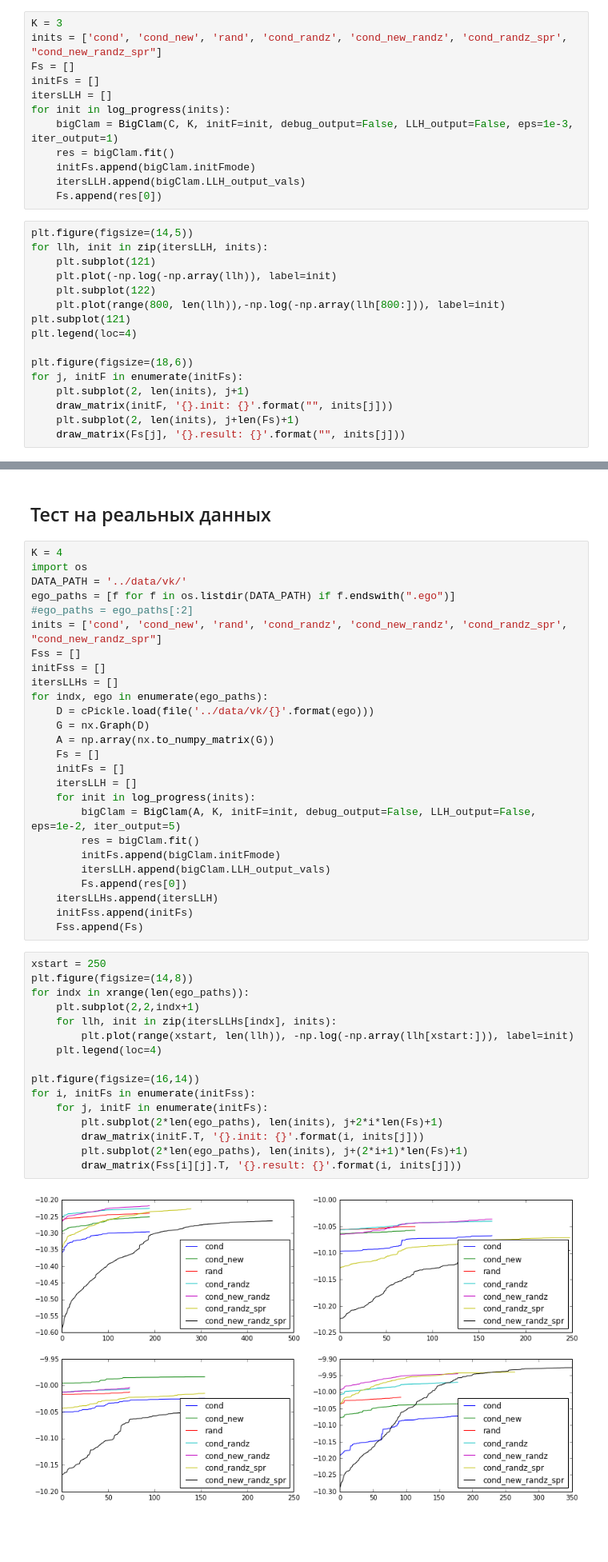
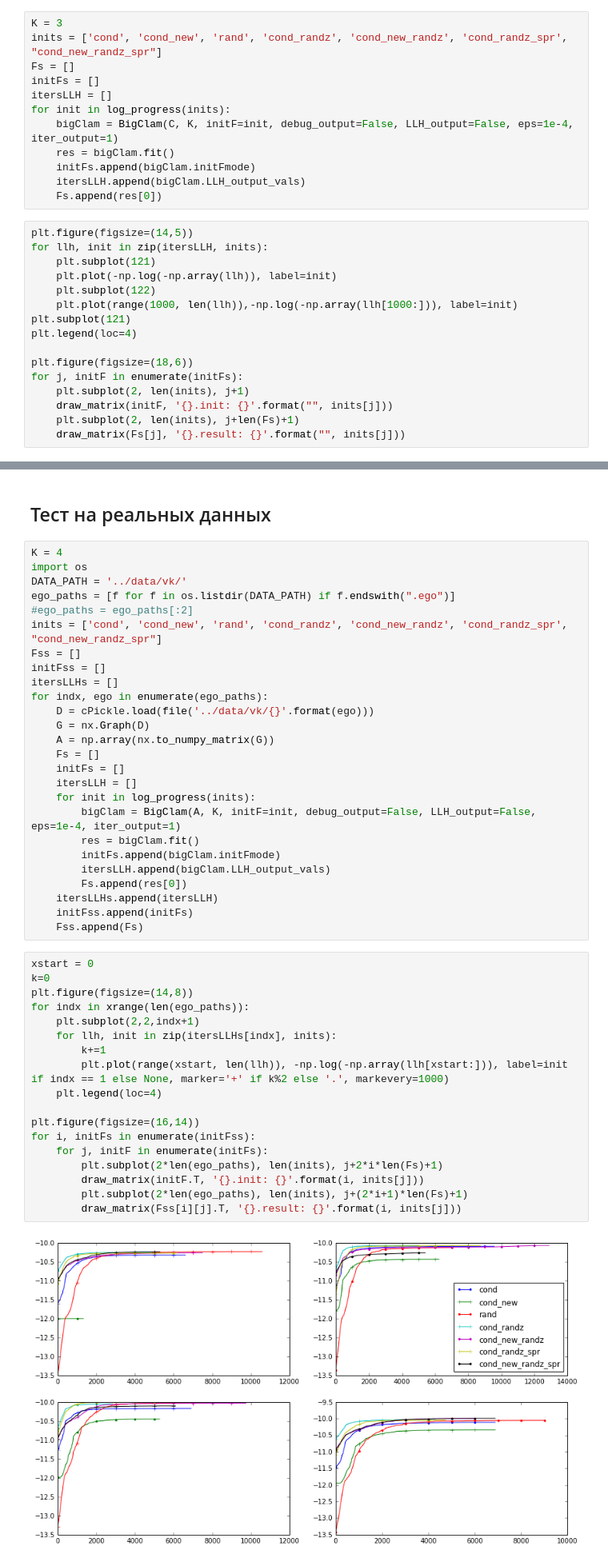
Before and after one commit to yangkuoone/WeiCLAM, a Jupyter notebook: code/Initialization.ipynb, the cells around one changed output, grey strips where cells are left out. Shown at 80% size. Saved outputs shown, nothing was run; the diff lists cells and outputs as text; blank space fills up the shorter version.

```diff
--- a/code/Initialization.ipynb
+++ b/code/Initialization.ipynb
@@ -225,7 +228,7 @@ Fs = []
 initFs = []
 itersLLH = []
 for init in log_progress(inits):
-    bigClam = BigClam(C, K, initF=init, debug_output=False, LLH_output=False, eps=1e-3, iter_output=1)
+    bigClam = BigClam(C, K, initF=init, debug_output=False, LLH_output=False, eps=1e-4, iter_output=1)
     res = bigClam.fit()
     initFs.append(bigClam.initFmode)
     itersLLH.append(bigClam.LLH_output_vals)
@@ -236,7 +239,7 @@ for llh, init in zip(itersLLH, inits):
     plt.subplot(121)
     plt.plot(-np.log(-np.array(llh)), label=init)
     plt.subplot(122)
-    plt.plot(range(800, len(llh)),-np.log(-np.array(llh[800:])), label=init)
+    plt.plot(range(1000, len(llh)),-np.log(-np.array(llh[1000:])), label=init)
 plt.subplot(121)
 plt.legend(loc=4)
 
@@ -269,7 +272,7 @@ for indx, ego in enumerate(ego_paths):
     initFs = []
     itersLLH = []
     for init in log_progress(inits):
-        bigClam = BigClam(A, K, initF=init, debug_output=False, LLH_output=False, eps=1e-2, iter_output=5)
+        bigClam = BigClam(A, K, initF=init, debug_output=False, LLH_output=False, eps=1e-4, iter_output=1)
         res = bigClam.fit()
         initFs.append(bigClam.initFmode)
         itersLLH.append(bigClam.LLH_output_vals)
@@ -278,20 +281,22 @@ for indx, ego in enumerate(ego_paths):
     initFss.append(initFs)
     Fss.append(Fs)
 # %%
-xstart = 250
+xstart = 0
+k=0
 plt.figure(figsize=(14,8))
 for indx in xrange(len(ego_paths)):
     plt.subplot(2,2,indx+1)
     for llh, init in zip(itersLLHs[indx], inits):
-        plt.plot(range(xstart, len(llh)), -np.log(-np.array(llh[xstart:])), label=init)
+        k+=1
+        plt.plot(range(xstart, len(llh)), -np.log(-np.array(llh[xstart:])), label=init if indx == 1 else None, marker='+' if k%2 else '.', markevery=1000)
     plt.legend(loc=4)
 
 plt.figure(figsize=(16,14))
 for i, initFs in enumerate(initFss):
     for j, initF in enumerate(initFs):
         plt.subplot(2*len(ego_paths), len(inits), j+2*i*len(Fs)+1)
         draw_matrix(initF.T, '{}.init: {}'.format(i, inits[j]))
         plt.subplot(2*len(ego_paths), len(inits), j+(2*i+1)*len(Fs)+1)
         draw_matrix(Fss[i][j].T, '{}.result: {}'.format(i, inits[j]))
 # %% [output]
-[figure, old version]
+[figure, new version]
```
Also changed, not shown: parts of 7 cells of this notebook, 4 other files.
